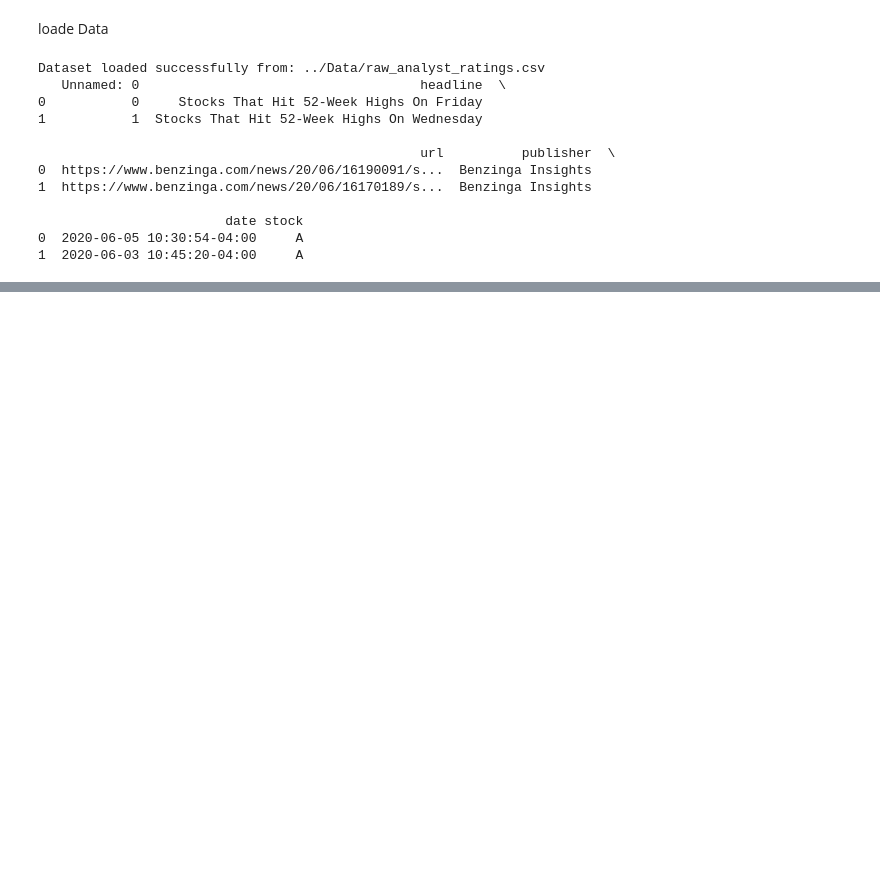
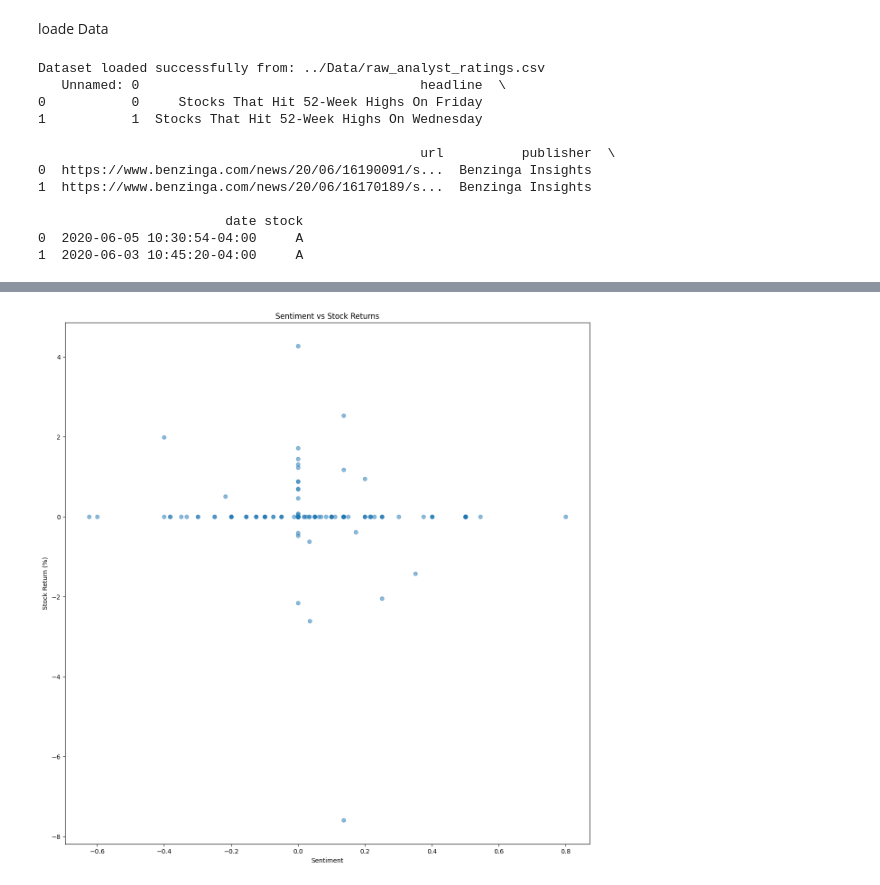
Before and after one commit to MesfinShimels/solar-farm-analysis-week1, a Jupyter notebook: notebooks/analysis.ipynb, the cells around one changed output, grey strips where cells are left out. Cells and saved outputs as stored; diff of their text form; code cells hidden in the pictures; blank space fills up the shorter version.

```diff
--- a/notebooks/analysis.ipynb
+++ b/notebooks/analysis.ipynb
@@ -194,0 +228,76 @@ ModuleNotFoundError: No module named 'scripts.data_visualization'
+# %%
+# Import necessary libraries
+
+
+# Stock ticker and data path mapping
+stock_data_mapping = {
+    1: ("APPLE", "AAPL", "../Data/yfinance_data/AAPL_historical_data.csv"),
+    2: ("AMAZON", "AMZN", "../Data/yfinance_data/AMZN_historical_data.csv"),
+    3: ("GOOGLE", "GOOG", "../Data/yfinance_data/GOOG_historical_data.csv"),
+    4: ("META", "FAC", "../Data/yfinance_data/META_historical_data.csv"),
+    5: ("MICROSOFT", "MSFT", "../Data/yfinance_data/MSFT_historical_data.csv"),
+    6: ("NVIDIA", "NVDA", "../Data/yfinance_data/NVDA_historical_data.csv"),
+    7: ("TESLA", "TSL", "../Data/yfinance_data/TSLA_historical_data.csv")
+}
+
+# News data path (same for all companies)
+news_data_path = "../Data/raw_analyst_ratings.csv"
+
+# Display the company selection menu
+print("Select a company from the following list:")
+for num, (company, ticker, path) in stock_data_mapping.items():
+    print(f"{num}. {company}")
+
+# User Input: Select a company by number
+try:
+    selected_number = int(input("Enter the number corresponding to the company (e.g., 1 for APPLE): "))
+    if selected_number in stock_data_mapping:
+        selected_company, stock_ticker, stock_data_path = stock_data_mapping[selected_number]
+        print(f"Selected Company: {selected_company}")
+        print(f"Stock Ticker: {stock_ticker}")
+        print(f"News Data Path: {news_data_path}")
+        print(f"Stock Data Path: {stock_data_path}")
+    else:
+        raise ValueError("Invalid number selected. Please choose a valid option from the list.")
+except ValueError as e:
+    print(f"Error: {e}")
+    raise
+
+# Step 1: Load the datasets
+try:
+    news_df = load_dataset(news_data_path)
+    stock_df = load_dataset(stock_data_path)
+except Exception as e:
+    print(f"Error loading datasets: {e}")
+    raise
+
+# Step 2: Perform Sentiment Analysis
+try:
+    # Pass the stock ticker to the sentiment analysis function
+    news_df = sentiment_analysis(news_df, stock_ticker)
+except Exception as e:
+    print(f"Error during sentiment analysis: {e}")
+    raise
+
+# Step 3: Prepare the data
+try:
+    merged_df = prepare_data(news_df, stock_df)
+except Exception as e:
+    print(f"Error preparing data: {e}")
+    raise
+
+# Step 4: Calculate the correlation between sentiment and stock returns
+try:
+    correlation = calculate_correlation(merged_df)
+    print(f"Correlation between news sentiment and stock returns for {selected_company}: {correlation}")
+except Exception as e:
+    print(f"Error calculating correlation: {e}")
+    raise
+
+# Step 5: Visualize sentiment vs stock returns
+try:
+    plot_sentiment_vs_stock(merged_df)
+except Exception as e:
+    print(f"Error during visualization: {e}")
+    raise
+# %% [output]
@@ -194,0 +321 @@ ModuleNotFoundError: No module named 'scripts.data_visualization'
+[figure, added]
```
Also changed, not shown: parts of 15 cells of this notebook, 11 other files.
